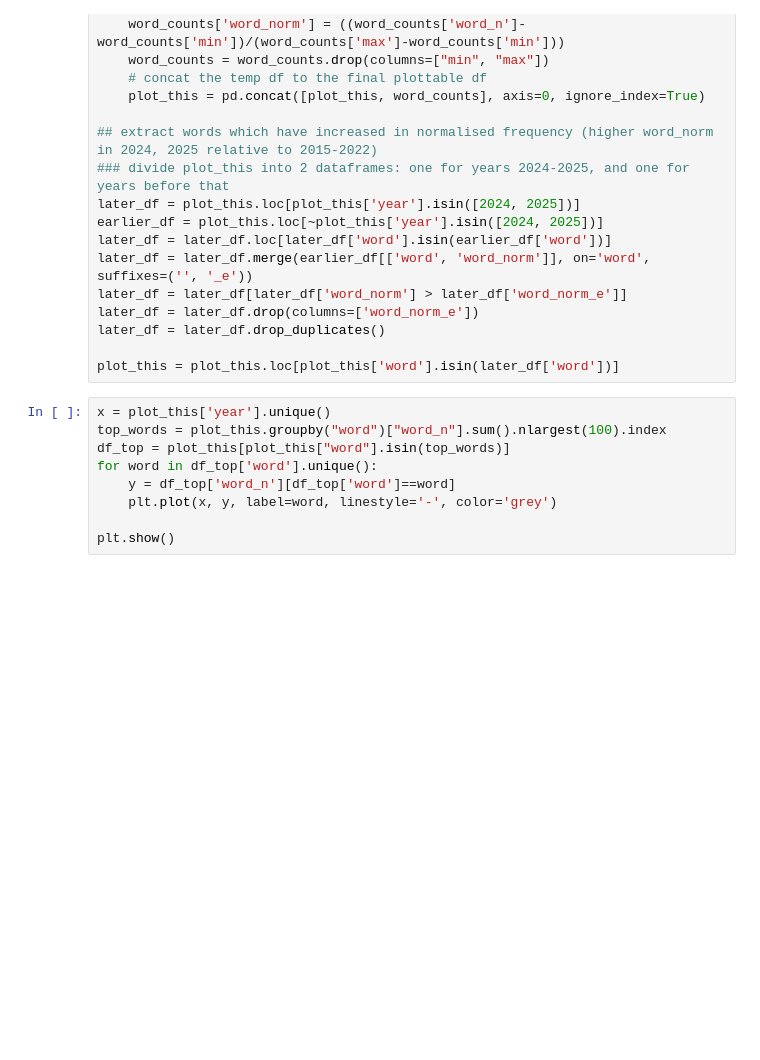
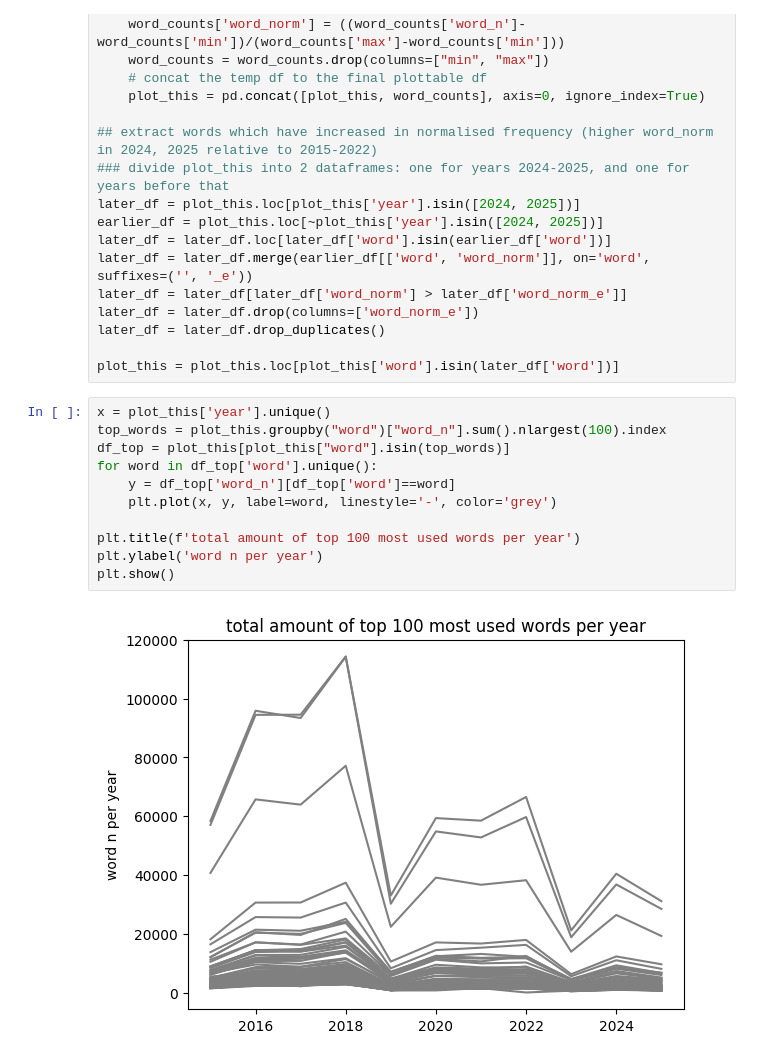
Before and after one commit to oarajala/ParliamentSampo_GenAI_detection, a Jupyter notebook: project/03d_analysis_word_freqs_nonlemma.ipynb, the cells around one changed output. Saved outputs shown, nothing was run; the diff lists cells and outputs as text; blank space fills up the shorter version.

```diff
--- a/project/03d_analysis_word_freqs_nonlemma.ipynb
+++ b/project/03d_analysis_word_freqs_nonlemma.ipynb
@@ -298,12 +337,16 @@ plot_this = plot_this.loc[plot_this['word'].isin(later_df['word'])]
 # %%
 x = plot_this['year'].unique()
 top_words = plot_this.groupby("word")["word_n"].sum().nlargest(100).index
 df_top = plot_this[plot_this["word"].isin(top_words)]
 for word in df_top['word'].unique():
     y = df_top['word_n'][df_top['word']==word]
     plt.plot(x, y, label=word, linestyle='-', color='grey')
 
+plt.title(f'total amount of top 100 most used words per year')
+plt.ylabel('word n per year')
 plt.show()
+# %% [output]
+[figure, added]
 # %%
 x = plot_this['year'].unique()
 for word in plot_this['word'].unique():
```
Also changed, not shown: parts of 13 cells of this notebook, 1 other file.
